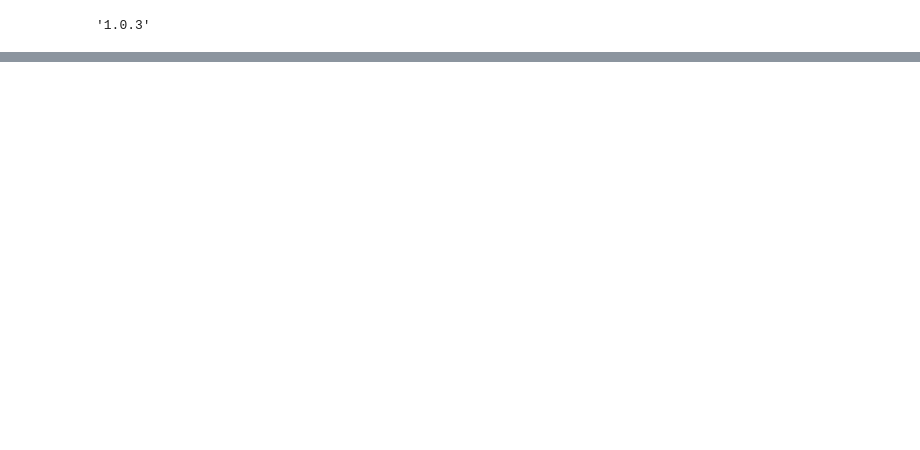
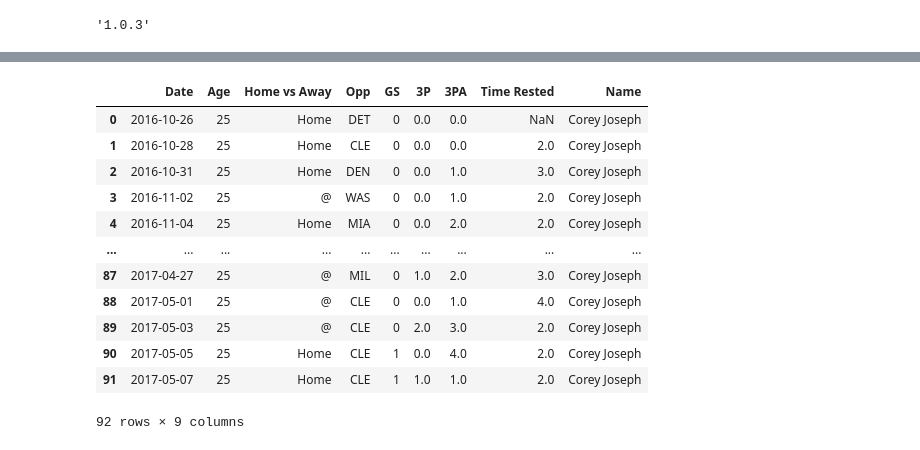
Before and after one commit to jferna73/project-one-, a Jupyter notebook: Dataframe 2016-2017.ipynb, the cells around one changed output, grey strips where cells are left out. Cells and saved outputs as stored; diff of their text form; code cells hidden in the pictures; blank space fills up the shorter version.

```diff
--- a/Dataframe 2016-2017.ipynb
+++ b/Dataframe 2016-2017.ipynb
@@ -509,0 +14,42 @@ ross_df.head()
+# %%
+#STEP 1 Read in CSV - Cory Joseph
+joseph_df = pd.read_csv("Reg_Cory_Joseph_2016-2017.csv")
+
+# STEP 2 - Delete unwanted columns
+joseph_df = joseph_df.drop(columns= ['3P%','FT', 'FTA', 'FT%', 'ORB','DRB', 'TRB', 'AST', 'STL', 'BLK', 'TOV', 'PF', 'PTS', 'GmSc', '+/-','MP', 'FG','FGA','FG%', 'Tm'])
+
+# Edit the headings
+joseph_df = joseph_df.rename(columns={" ":"Home vs Away"," .1":"W/L"," .2":"By:"})
+joseph_df = joseph_df.drop(columns=['W/L','By:'])
+
+#Drop null data
+joseph_df["Home vs Away"].fillna("Home", inplace = True)
+#joseph_df["3P%"].fillna("0",inplace = True)
+
+# STEP 3 - Convert Date to pandas Datetime format
+joseph_df["Date"] = pd.to_datetime(joseph_df["Date"], format="%Y-%m-%d")
+
+# STEP - 4 Calculating the days rested...
+joseph_df['Date2'] = joseph_df['Date'].shift(+1)
+joseph_df['Time Rested'] = (joseph_df['Date'] - joseph_df['Date2']).dt.days
+joseph_df = joseph_df.drop(columns=['Date2'])
+
+# STEP 5 - Add Player
+joseph_df['Name'] = "Corey Joseph"
+
+
+joseph_df
+# %% [output]
+|  | Date | Age | Home vs Away | Opp | GS | 3P | 3PA | Time Rested | Name |
+| 0 | 2016-10-26 | 25 | Home | DET | 0 | 0.0 | 0.0 | NaN | Corey Joseph |
+| 1 | 2016-10-28 | 25 | Home | CLE | 0 | 0.0 | 0.0 | 2.0 | Corey Joseph |
+| 2 | 2016-10-31 | 25 | Home | DEN | 0 | 0.0 | 1.0 | 3.0 | Corey Joseph |
+| 3 | 2016-11-02 | 25 | @ | WAS | 0 | 0.0 | 1.0 | 2.0 | Corey Joseph |
+| 4 | 2016-11-04 | 25 | Home | MIA | 0 | 0.0 | 2.0 | 2.0 | Corey Joseph |
+| ... | ... | ... | ... | ... | ... | ... | ... | ... | ... |
+| 87 | 2017-04-27 | 25 | @ | MIL | 0 | 1.0 | 2.0 | 3.0 | Corey Joseph |
+| 88 | 2017-05-01 | 25 | @ | CLE | 0 | 0.0 | 1.0 | 4.0 | Corey Joseph |
+| 89 | 2017-05-03 | 25 | @ | CLE | 0 | 2.0 | 3.0 | 2.0 | Corey Joseph |
+| 90 | 2017-05-05 | 25 | Home | CLE | 1 | 0.0 | 4.0 | 2.0 | Corey Joseph |
+| 91 | 2017-05-07 | 25 | Home | CLE | 1 | 1.0 | 1.0 | 2.0 | Corey Joseph |
+92 rows × 9 columns
```
Also changed, not shown: parts of 43 cells of this notebook.
